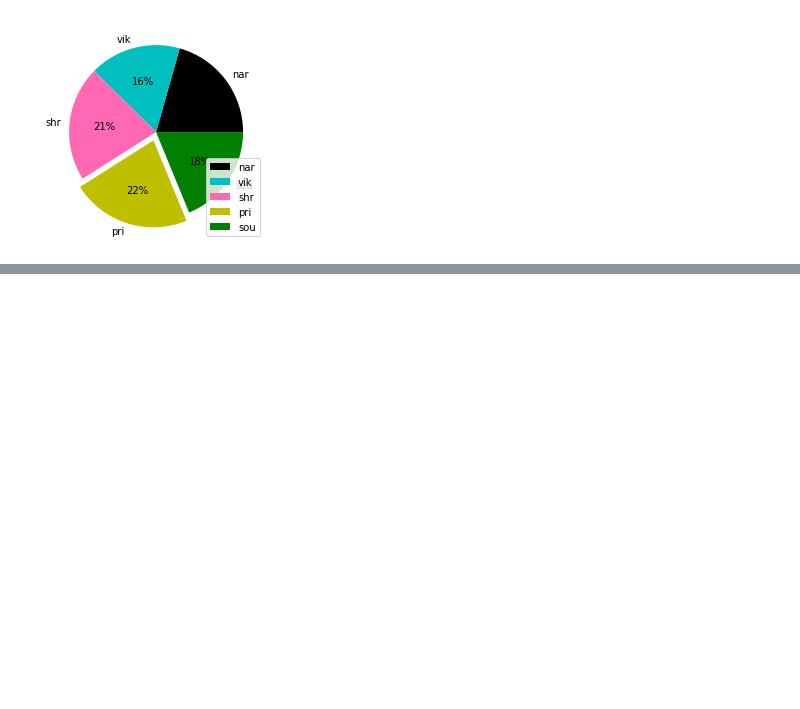
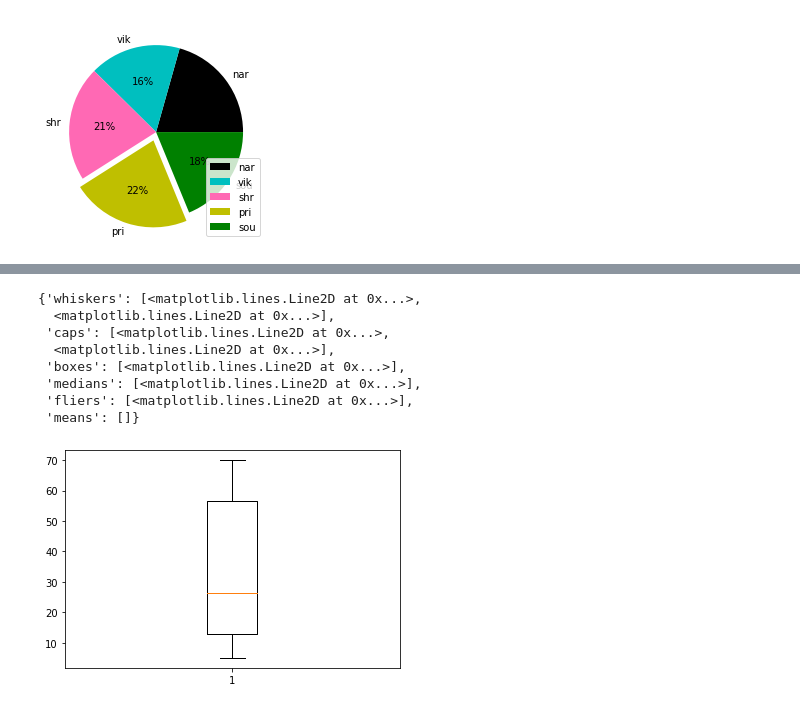
Before and after one commit to ShrutiSinh/Data-Science, a Jupyter notebook: MATPLOTLIB/Matplt_lib.ipynb, the cells around one changed output, grey strips where cells are left out. Saved outputs shown, nothing was run; the diff lists cells and outputs as text; code cells hidden in the pictures; blank space fills up the shorter version.

```diff
--- a/MATPLOTLIB/Matplt_lib.ipynb
+++ b/MATPLOTLIB/Matplt_lib.ipynb
@@ -368,0 +397,13 @@ plt.savefig('a.jpg')
+# %%
+ar=[5,10,21,32,65,70]
+plt.boxplot(ar)
+# %% [output]
+{'whiskers': [<matplotlib.lines.Line2D at 0x...>,
+  <matplotlib.lines.Line2D at 0x...>],
+ 'caps': [<matplotlib.lines.Line2D at 0x...>,
+  <matplotlib.lines.Line2D at 0x...>],
+ 'boxes': [<matplotlib.lines.Line2D at 0x...>],
+ 'medians': [<matplotlib.lines.Line2D at 0x...>],
+ 'fliers': [<matplotlib.lines.Line2D at 0x...>],
+ 'means': []}
+[figure, added]
```
Also changed, not shown: parts of 5 cells of this notebook.
